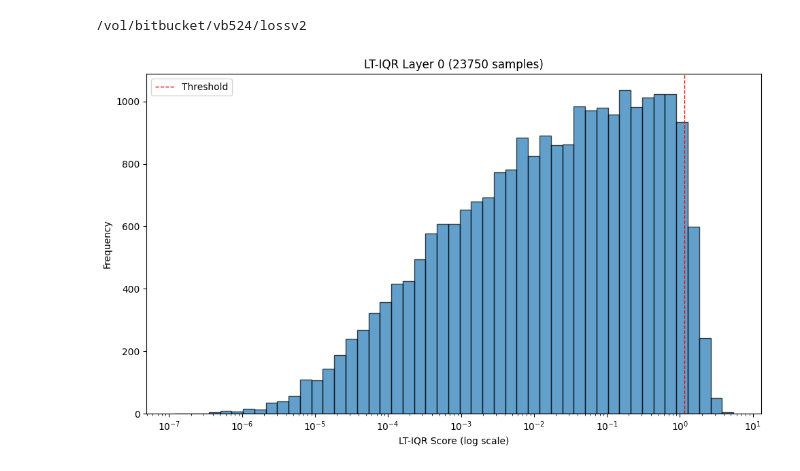
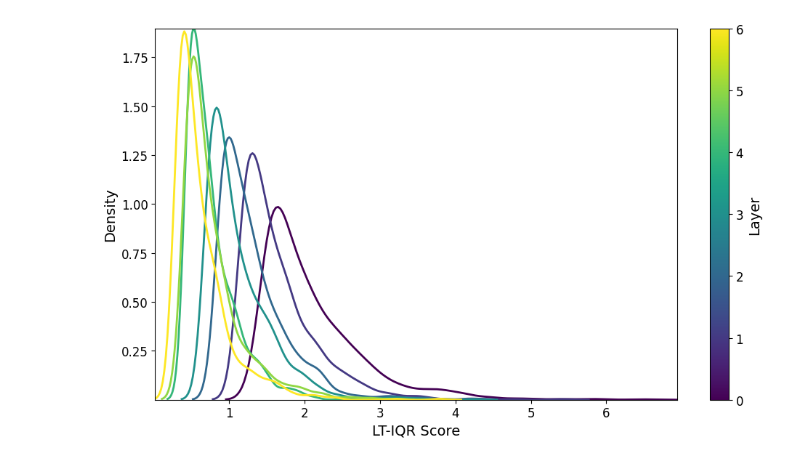
Before and after one commit to varshb/loss-traces-defenses, a Jupyter notebook: notebooks/iter_removal.ipynb, the cells around one changed output. Saved outputs shown, nothing was run; the diff lists cells and outputs as text; code cells hidden in the pictures.

```diff
--- a/notebooks/iter_removal.ipynb
+++ b/notebooks/iter_removal.ipynb
@@ -13,5 +9,0 @@ plot_log_lt_iqr("wrn28-2_CIFAR10", 1, top_k=0.05, save_fig=True)
-# %%
-plot_log_lt_iqr("wrn28-2_CIFAR10_l1", 1, top_k=0.05, save_fig=True)
-# %% [output]
-/vol/bitbucket/vb524/lossv2
-[figure, removed]
@@ -19,0 +10,8 @@ save_layer_target_indices("wrn28-2_CIFAR10", 1, top_k=0.05)
+# %%
+exp_ids = [
+    f"wrn28-2_CIFAR10_l{layer}" for layer in range(1, 7)
+]
+exp_ids.insert(0, "wrn28-2_CIFAR10")
+plot_kde(exp_ids)
+# %% [output]
+[figure, added]
```
Also changed, not shown: parts of 5 cells of this notebook, 6 other files.
